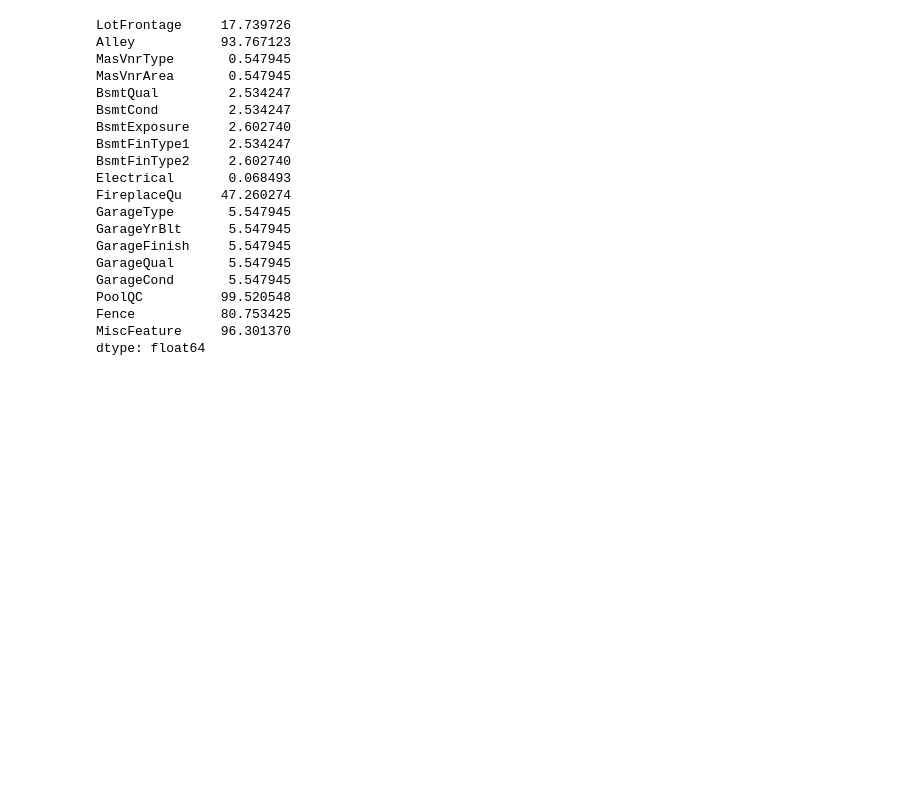
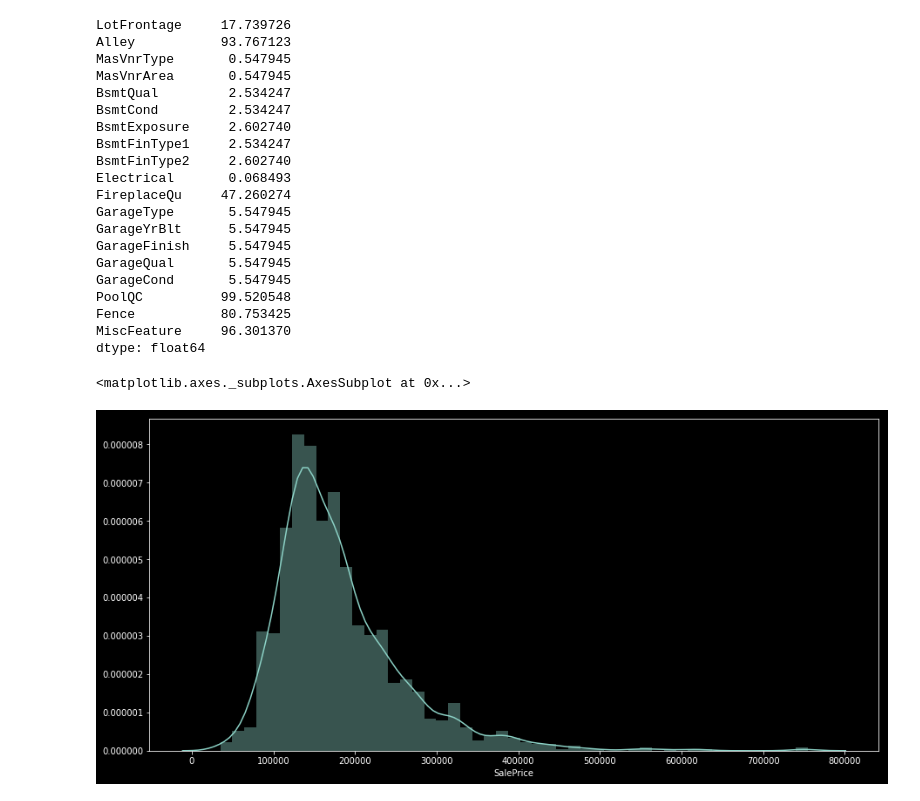
Before and after one commit to JPLAVALLEY/kaggle, a Jupyter notebook: House_Prices_Model_Development.ipynb, the cells around one changed output. Saved outputs shown, nothing was run; the diff lists cells and outputs as text; code cells hidden in the pictures; blank space fills up the shorter version.

```diff
--- a/House_Prices_Model_Development.ipynb
+++ b/House_Prices_Model_Development.ipynb
@@ -34,6 +34,7 @@ import numpy as np
 import pandas as pd
 import matplotlib.pyplot as plt
 import seaborn as sns
+plt.style.use('dark_background')
 # %%
 df_train = pd.read_csv('train.csv')
 df_train.shape
@@ -80,3 +81,11 @@ PoolQC          99.520548
 Fence           80.753425
 MiscFeature     96.301370
 dtype: float64
+# %%
+# we need to handle the missing columns
+
+plt.figure(figsize=(15,7))
+sns.distplot(df_train['SalePrice'])
+# %% [output]
+<matplotlib.axes._subplots.AxesSubplot at 0x...>
+[figure, added]
```
